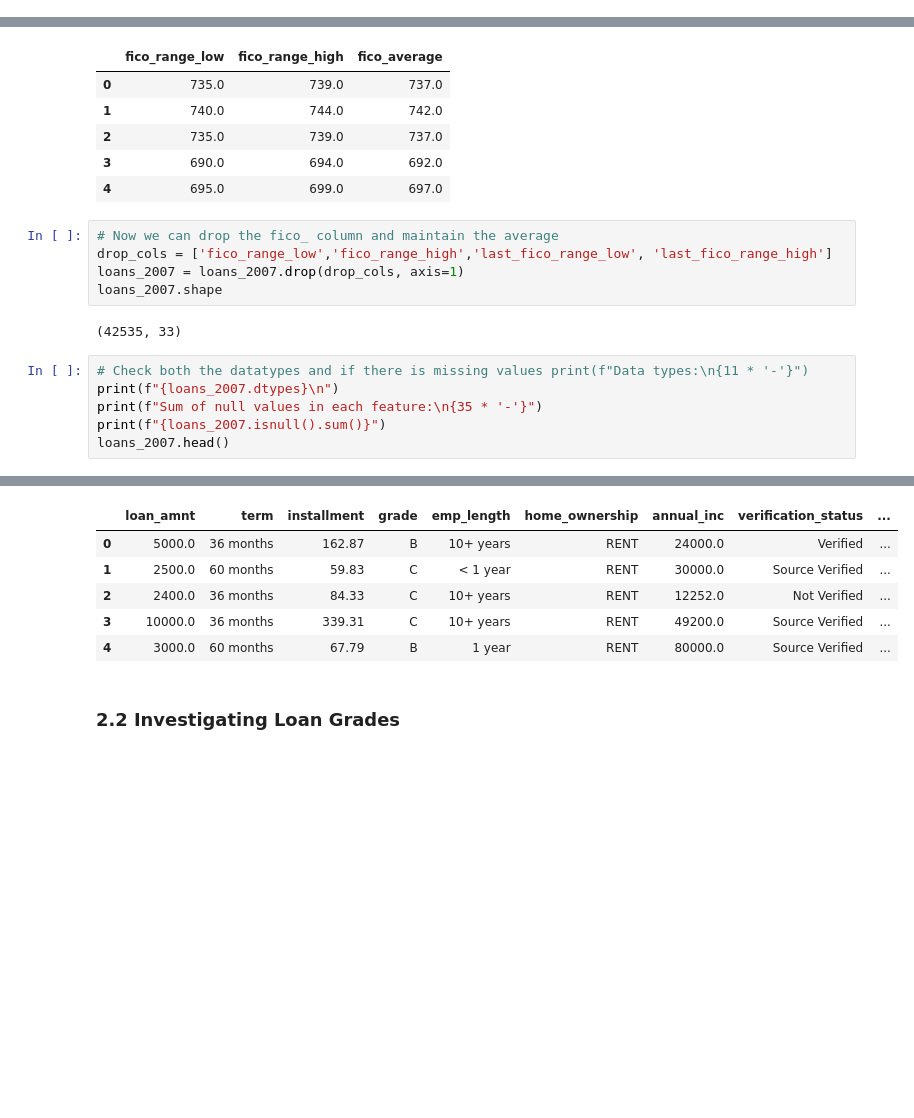
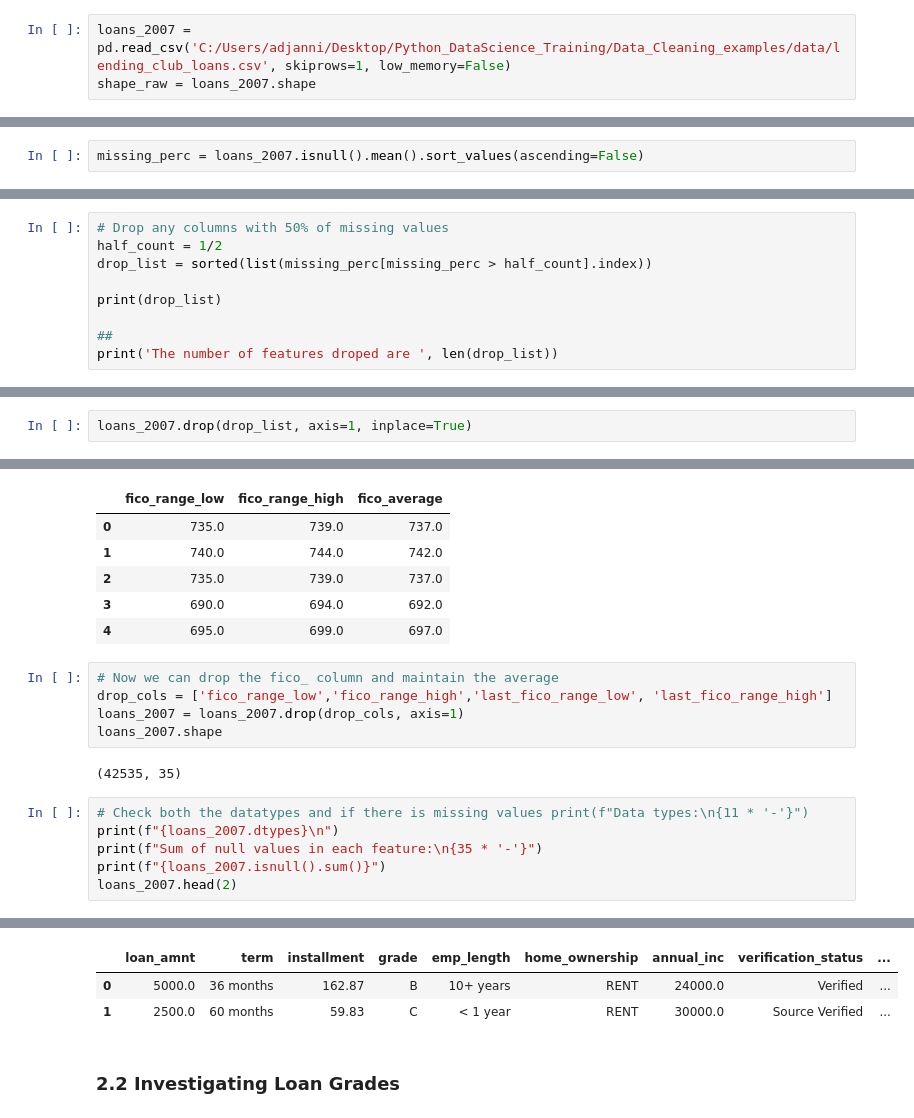
Before and after one commit to adjanni/Machine_Learning_Projects, a Jupyter notebook: Predicting_Loan_Repayment.ipynb, the cells around one changed output, grey strips where cells are left out. Cells and saved outputs as stored; diff of their text form; blank space fills up the shorter version.

```diff
--- a/Predicting_Loan_Repayment.ipynb
+++ b/Predicting_Loan_Repayment.ipynb
@@ -70,0 +29,3 @@ shape 1 (42538, 115) shape 2 (42538, 58) shape 3 (42538, 56)
+# %%
+loans_2007 = pd.read_csv('C:/Users/adjanni/Desktop/Python_DataScience_Training/Data_Cleaning_examples/data/lending_club_loans.csv', skiprows=1, low_memory=False)
+shape_raw = loans_2007.shape
@@ -70,0 +36,2 @@ shape 1 (42538, 115) shape 2 (42538, 58) shape 3 (42538, 56)
+# %%
+missing_perc = loans_2007.isnull().mean().sort_values(ascending=False)
@@ -70,0 +69,9 @@ shape 1 (42538, 115) shape 2 (42538, 58) shape 3 (42538, 56)
+# %%
+# Drop any columns with 50% of missing values
+half_count = 1/2
+drop_list = sorted(list(missing_perc[missing_perc > half_count].index))
+
+print(drop_list)
+
+##
+print('The number of features droped are ', len(drop_list))
@@ -70,0 +83,2 @@ shape 1 (42538, 115) shape 2 (42538, 58) shape 3 (42538, 56)
+# %%
+loans_2007.drop(drop_list, axis=1, inplace=True)
@@ -404,13 +398,13 @@ drop_cols = ['fico_range_low','fico_range_high','last_fico_range_low', 'last_fic
 loans_2007 = loans_2007.drop(drop_cols, axis=1)
 loans_2007.shape
 # %% [output]
-(42535, 33)
+(42535, 35)
 # %%
 # Check both the datatypes and if there is missing values print(f"Data types:\n{11 * '-'}")
 print(f"{loans_2007.dtypes}\n")
 print(f"Sum of null values in each feature:\n{35 * '-'}")
 print(f"{loans_2007.isnull().sum()}")
-loans_2007.head()
+loans_2007.head(2)
 # %% [output]
 loan_amnt                     float64
 term                           object
@@ -431,10 +425,7 @@ fico_average                     0
 dtype: int64
 |  | loan_amnt | term | installment | grade | emp_length | home_ownership | annual_inc | verification_status | ... |
 | 0 | 5000.0 | 36 months | 162.87 | B | 10+ years | RENT | 24000.0 | Verified | ... |
 | 1 | 2500.0 | 60 months | 59.83 | C | < 1 year | RENT | 30000.0 | Source Verified | ... |
-| 2 | 2400.0 | 36 months | 84.33 | C | 10+ years | RENT | 12252.0 | Not Verified | ... |
-| 3 | 10000.0 | 36 months | 339.31 | C | 10+ years | RENT | 49200.0 | Source Verified | ... |
-| 4 | 3000.0 | 60 months | 67.79 | B | 1 year | RENT | 80000.0 | Source Verified | ... |
 # %% [markdown]
 ### 2.2 Investigating  Loan Grades
 # %%
```
Also changed, not shown: parts of 70 cells of this notebook.
